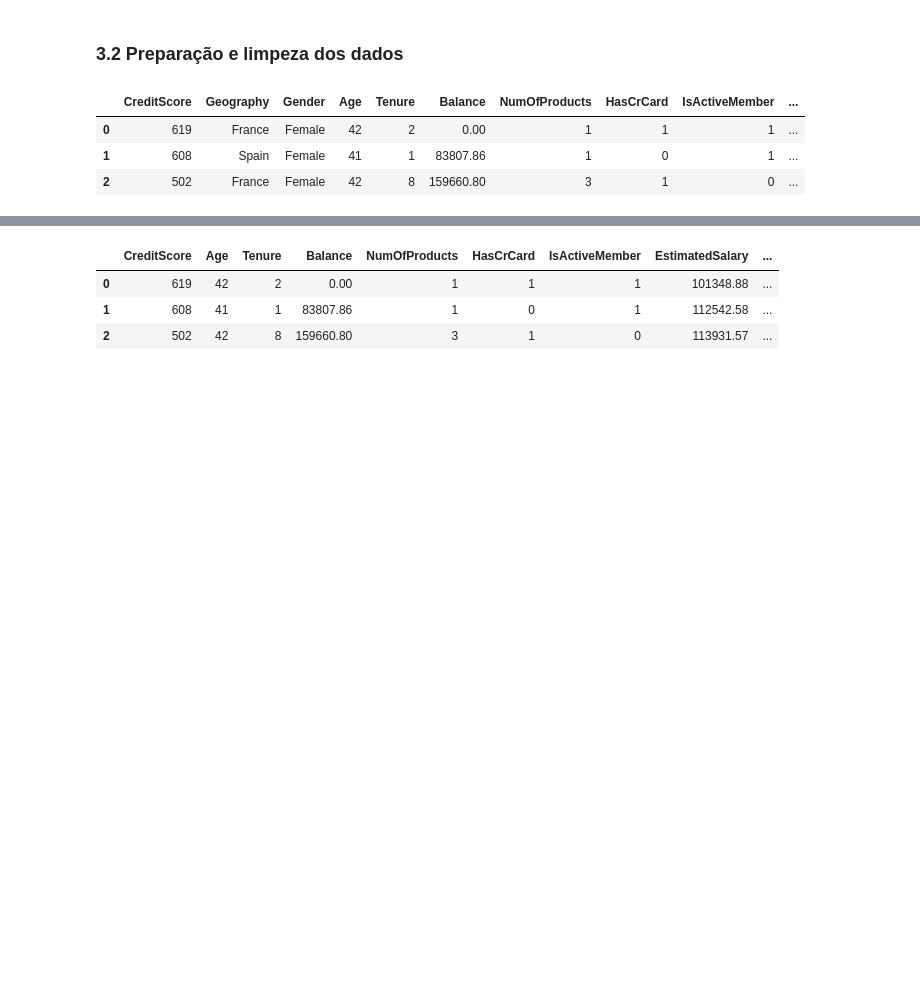
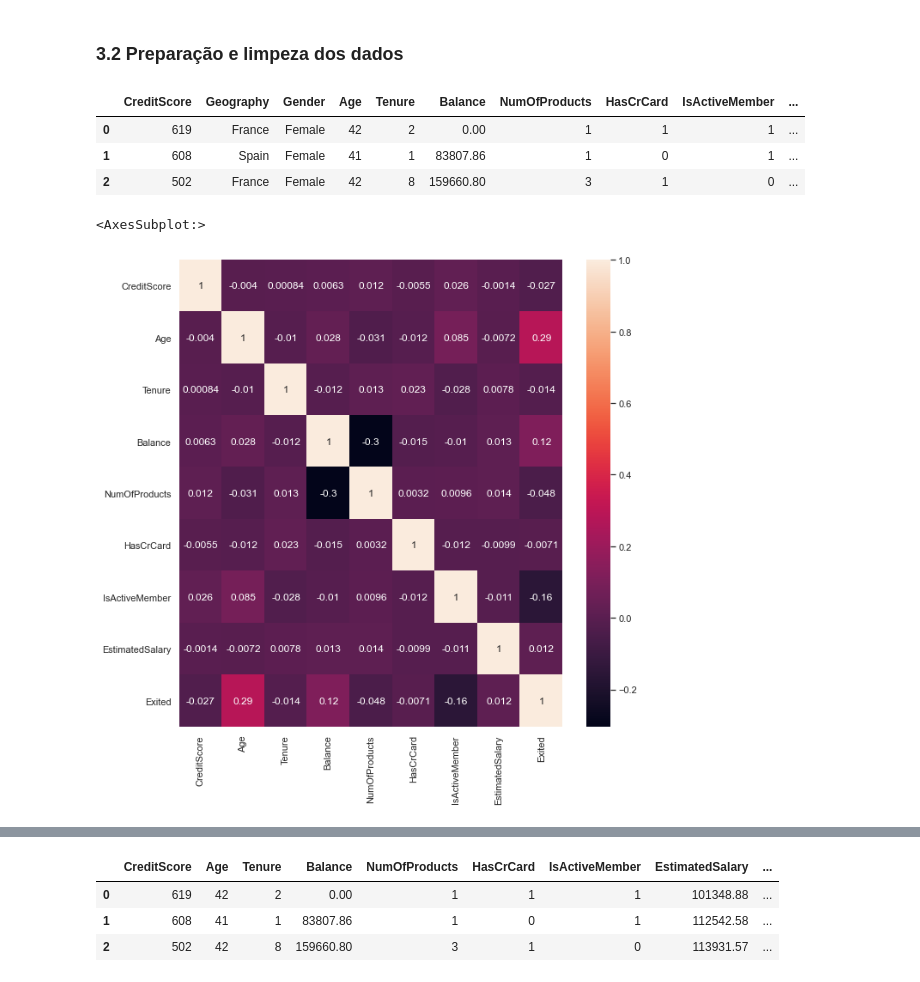
Before and after one commit to nubia-mp1211/Projetos, a Jupyter notebook: classification-project-br-NUBIA.ipynb, the cells around one changed output, grey strips where cells are left out. Cells and saved outputs as stored; diff of their text form; code cells hidden in the pictures; blank space fills up the shorter version.

```diff
--- a/classification-project-br-NUBIA.ipynb
+++ b/classification-project-br-NUBIA.ipynb
@@ -222,3 +289,13 @@ dataset.head(3)
 | 0 | 619 | France | Female | 42 | 2 | 0.00 | 1 | 1 | 1 | ... |
 | 1 | 608 | Spain | Female | 41 | 1 | 83807.86 | 1 | 0 | 1 | ... |
 | 2 | 502 | France | Female | 42 | 8 | 159660.80 | 3 | 1 | 0 | ... |
+# %%
+features = ["CreditScore", "Geography", "Gender", "Age", "Tenure", "Balance",
+            "NumOfProducts", "HasCrCard", "IsActiveMember", "EstimatedSalary"]
+target = "Exited"
+
+plt.figure(figsize=(10, 10))
+sns.heatmap(df[features + [target]].corr(), annot=True)
+# %% [output]
+<AxesSubplot:>
+[figure, added]
```
Also changed, not shown: parts of 14 cells of this notebook.
